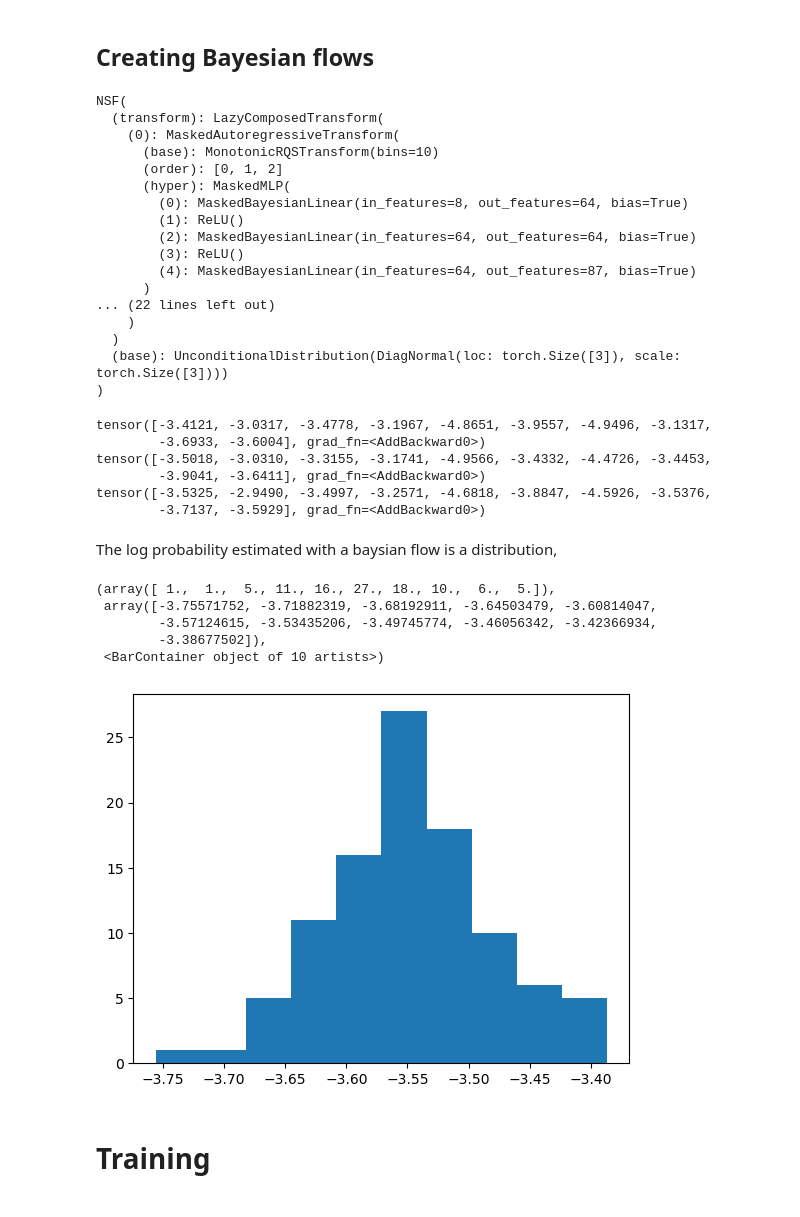
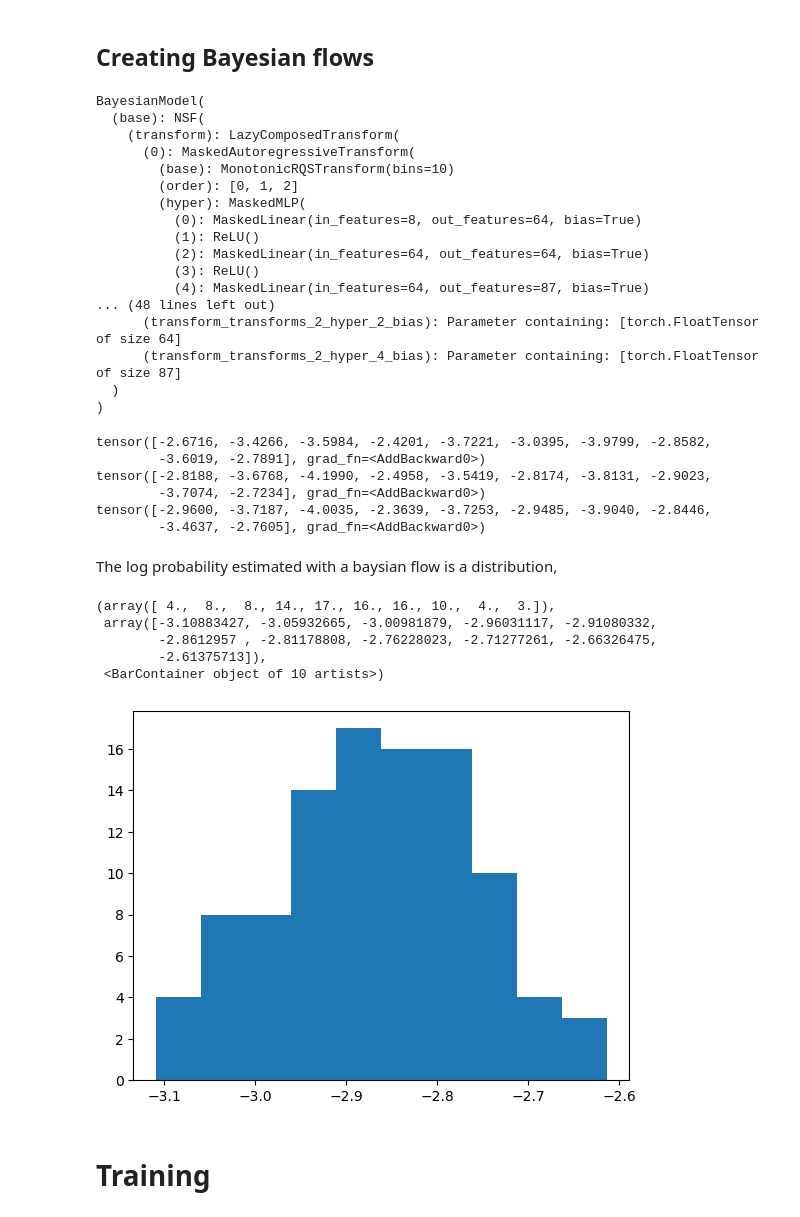
Before and after one commit to probabilists/zuko, a Jupyter notebook: docs/tutorials/bayesian_flows.ipynb, the cells around one changed output. Cells and saved outputs as stored; diff of their text form; code cells hidden in the pictures.

```diff
--- a/docs/tutorials/bayesian_flows.ipynb
+++ b/docs/tutorials/bayesian_flows.ipynb
@@ -65,0 +89,4 @@ tensor([[ 0.1800,  0.3202,  0.0000],
+# %%
+with bnet.sample() as sampled_model:
+    x = torch.randn(3)
+    print(torch.autograd.functional.jacobian(sampled_model, x))
@@ -67,5 +99,6 @@ tensor([[ 0.1800,  0.3202,  0.0000],
 At each evaluation the weights of the bayesian MLP are sampled from their gaussian distribution, producing a different value.
 # %%
 for i in range(10):
-    print(bnet(x))
+    with bnet.sample() as sampled_model:
+        print(sampled_model(x))
 # %% [output]
@@ -91,56 +116,59 @@ tensor([-2.5728e-02, -1.1381e-01,  2.4041e-02,  2.0886e-05],
 ## Creating Bayesian flows
 # %%
 model = zuko.flows.spline.NSF(
-    features=3, context=5, bins=10, transforms=3, hidden_features=[64, 64], bayesian=True
+    features=3, context=5, bins=10, transforms=3, hidden_features=[64, 64]
 )
 
-model
+bmodel = BayesianModel(model)
+bmodel
 # %% [output]
-NSF(
-  (transform): LazyComposedTransform(
-    (0): MaskedAutoregressiveTransform(
-      (base): MonotonicRQSTransform(bins=10)
-      (order): [0, 1, 2]
-      (hyper): MaskedMLP(
-        (0): MaskedBayesianLinear(in_features=8, out_features=64, bias=True)
-        (1): ReLU()
-        (2): MaskedBayesianLinear(in_features=64, out_features=64, bias=True)
-        (3): ReLU()
-        (4): MaskedBayesianLinear(in_features=64, out_features=87, bias=True)
-      )
-... (22 lines left out)
-    )
+BayesianModel(
+  (base): NSF(
+    (transform): LazyComposedTransform(
+      (0): MaskedAutoregressiveTransform(
+        (base): MonotonicRQSTransform(bins=10)
+        (order): [0, 1, 2]
+        (hyper): MaskedMLP(
+          (0): MaskedLinear(in_features=8, out_features=64, bias=True)
+          (1): ReLU()
+          (2): MaskedLinear(in_features=64, out_features=64, bias=True)
+          (3): ReLU()
+          (4): MaskedLinear(in_features=64, out_features=87, bias=True)
+... (48 lines left out)
+      (transform_transforms_2_hyper_2_bias): Parameter containing: [torch.FloatTensor of size 64]
+      (transform_transforms_2_hyper_4_bias): Parameter containing: [torch.FloatTensor of size 87]
   )
-  (base): UnconditionalDistribution(DiagNormal(loc: torch.Size([3]), scale: torch.Size([3])))
 )
 # %%
 c = torch.rand((10, 5))
 x = torch.rand((10, 3))
 # %%
 for i in range(3):
-    print(model(c).log_prob(x))
+    with bmodel.sample() as model:
+        print(model(c).log_prob(x))
 # %% [output]
-tensor([-3.4121, -3.0317, -3.4778, -3.1967, -4.8651, -3.9557, -4.9496, -3.1317,
-        -3.6933, -3.6004], grad_fn=<AddBackward0>)
-tensor([-3.5018, -3.0310, -3.3155, -3.1741, -4.9566, -3.4332, -4.4726, -3.4453,
-        -3.9041, -3.6411], grad_fn=<AddBackward0>)
-tensor([-3.5325, -2.9490, -3.4997, -3.2571, -4.6818, -3.8847, -4.5926, -3.5376,
-        -3.7137, -3.5929], grad_fn=<AddBackward0>)
+tensor([-2.6716, -3.4266, -3.5984, -2.4201, -3.7221, -3.0395, -3.9799, -2.8582,
+        -3.6019, -2.7891], grad_fn=<AddBackward0>)
+tensor([-2.8188, -3.6768, -4.1990, -2.4958, -3.5419, -2.8174, -3.8131, -2.9023,
+        -3.7074, -2.7234], grad_fn=<AddBackward0>)
+tensor([-2.9600, -3.7187, -4.0035, -2.3639, -3.7253, -2.9485, -3.9040, -2.8446,
+        -3.4637, -2.7605], grad_fn=<AddBackward0>)
 # %% [markdown]
 The log probability estimated with a baysian flow is a distribution,
 # %%
 o = []
 for i in range(100):
-    o.append(model(c).log_prob(x)[0])
+    with bmodel.sample() as model:
+        o.append(model(c).log_prob(x)[0])
 
 plt.hist(torch.stack(o).squeeze().cpu().detach().numpy())
 # %% [output]
-(array([ 1.,  1.,  5., 11., 16., 27., 18., 10.,  6.,  5.]),
- array([-3.75571752, -3.71882319, -3.68192911, -3.64503479, -3.60814047,
-        -3.57124615, -3.53435206, -3.49745774, -3.46056342, -3.42366934,
-        -3.38677502]),
+(array([ 4.,  8.,  8., 14., 17., 16., 16., 10.,  4.,  3.]),
+ array([-3.10883427, -3.05932665, -3.00981879, -2.96031117, -2.91080332,
+        -2.8612957 , -2.81178808, -2.76228023, -2.71277261, -2.66326475,
+        -2.61375713]),
  <BarContainer object of 10 artists>)
-[figure, old version]
+[figure, new version]
 # %% [markdown]
 # Training
 # %% [markdown]
```
Also changed, not shown: parts of 24 cells of this notebook.
